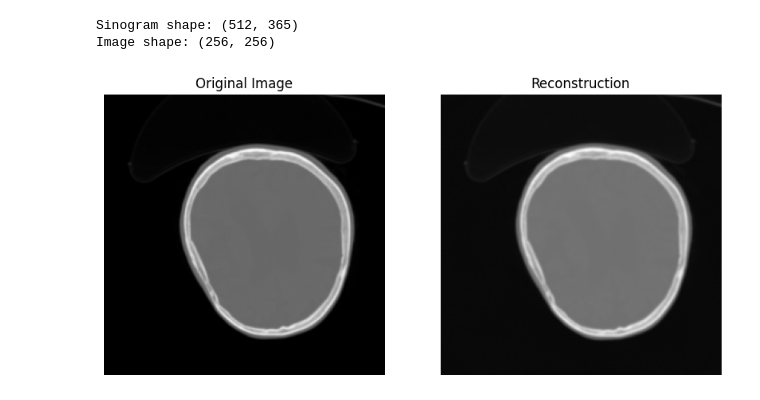
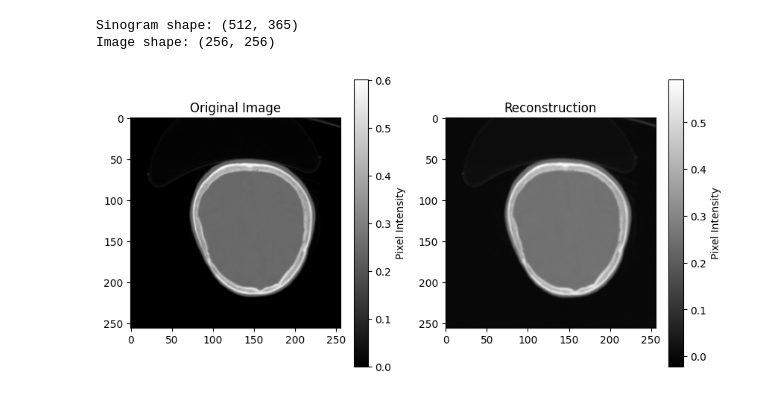
Before and after one commit to kam45x/TomoML, a Jupyter notebook: src/load_dataset.ipynb, the cells around one changed output. Saved outputs shown, nothing was run; the diff lists cells and outputs as text; code cells hidden in the pictures.

```diff
--- a/src/load_dataset.ipynb
+++ b/src/load_dataset.ipynb
@@ -133,19 +133,25 @@ reconstruction = reconstruct_image_from_sinogram(
 )
 # %%
 # Rotate image for correct orientation
-image = np.rot90(image)
+image_rot = np.rot90(image)
+
+# Rescale reconstruction to have the same min and max as the original image
+# reconstruction = (reconstruction - reconstruction.min()) / (reconstruction.max() - reconstruction.min())
+# reconstruction = reconstruction * (image_rot.max() - image_rot.min()) + image_rot.min()
+reconstruction = reconstruction * 1000
 
 # Display the original image and reconstruction
 plt.subplot(1, 2, 1)
 plt.title("Original Image")
-plt.imshow(image, cmap="gray")
-plt.axis("off")
+plt.imshow(image_rot, cmap="gray")
+plt.colorbar(label='Pixel Intensity')
 
 plt.subplot(1, 2, 2)
 plt.title("Reconstruction")
 plt.imshow(reconstruction, cmap="gray")
-plt.axis("off")
+plt.colorbar(label='Pixel Intensity')
+
 plt.gcf().set_size_inches(10, 5)
 plt.show()
 # %% [output]
-[figure, old version]
+[figure, new version]
```
Also changed, not shown: parts of 4 cells of this notebook, 7 other files.
